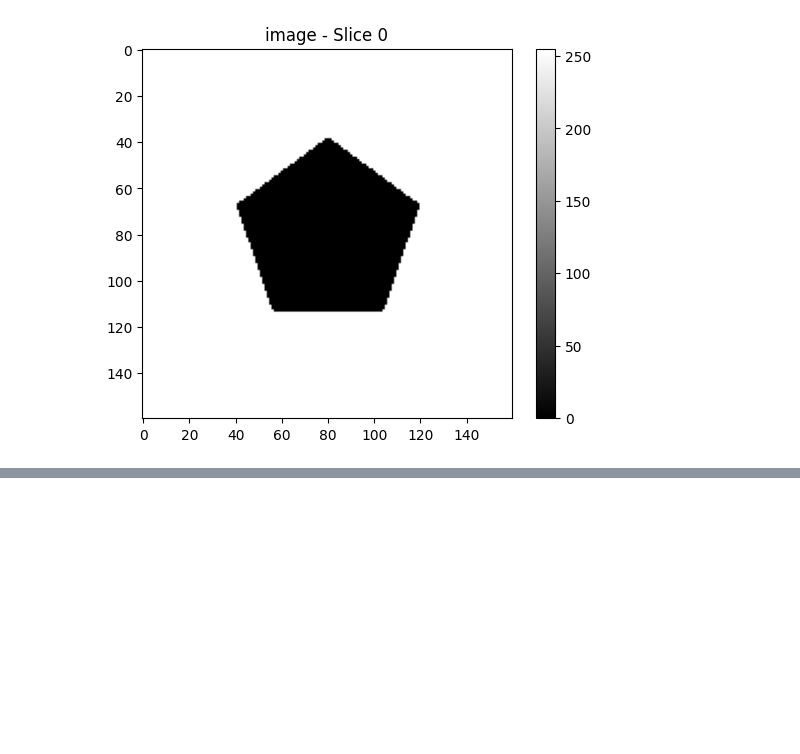
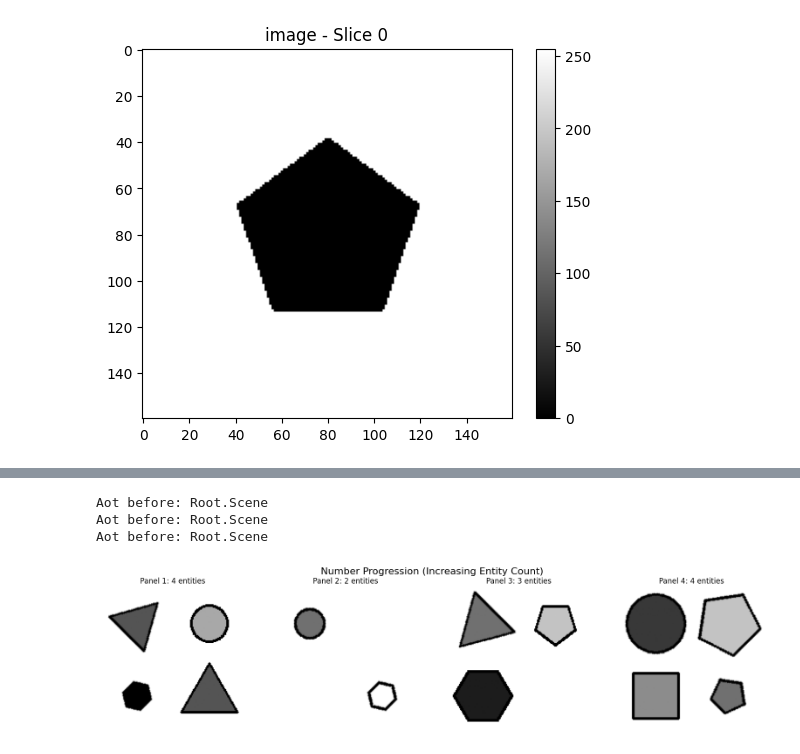
Before and after one commit to andylee024/raven-cvpr, a Jupyter notebook: notebooks/visualize_notebook.ipynb, the cells around one changed output, grey strips where cells are left out. Drawn from its saved outputs; the diff is of its cells as text; code cells hidden in the pictures; blank space fills up the shorter version.

```diff
--- a/notebooks/visualize_notebook.ipynb
+++ b/notebooks/visualize_notebook.ipynb
@@ -34,0 +601,66 @@ Available arrays in the file: ['image', 'target', 'predict', 'meta_matrix', 'met
+# %%
+import sys
+import os
+sys.path.append('/Users/andylee/Projects/raven-cvpr/src/dataset')
+
+from Attribute import Type
+from AoT import Root, Structure, Component, Layout, Entity
+from Rule import Rule_Wrapper
+from rendering import render_panel
+from build_tree import build_distribute_four  # Using distribute_four which supports multiple entities
+import matplotlib.pyplot as plt
+import copy
+
+def number_progression_demo():
+    # Create a base tree that supports multiple entities
+    base_tree = build_distribute_four()  # This supports up to 4 entities
+
+    # Sample it to get a properly initialized panel
+    panel1 = base_tree.sample()
+
+    # Make sure the initial panel starts with 1 entity
+    structure = panel1.children[0]
+    component = structure.children[0]
+    layout = component.children[0]
+
+    # Set to 1 entity (value_level 0 = 1 entity in the 0-based indexing)
+    layout.number.value_level = 0
+    layout.position.sample(1)  # Sample positions for 1 entity
+
+    # Make all entities have the same type for clarity
+    for entity in layout.children:
+        entity.type.value_level = 2  # Triangle
+
+    # Create a NUMBER progression rule
+    number_rule = Rule_Wrapper(name="Progression", attr="Number", param=[1], component_idx=0)
+
+    # Apply the rule multiple times to increase the number of entities
+    panel2 = number_rule.apply_rule(panel1)  # Should have 2 entities
+    panel3 = number_rule.apply_rule(panel2)  # Should have 3 entities
+    panel4 = number_rule.apply_rule(panel3)  # Should have 4 entities
+
+    # Visualize the progression
+    fig, axs = plt.subplots(1, 4, figsize=(16, 4))
+
+    panels = [panel1, panel2, panel3, panel4]
+    for i, panel in enumerate(panels):
+        # Render the panel
+        panel_img = render_panel(panel)
+        axs[i].imshow(panel_img, cmap='gray')
+        axs[i].axis('off')
+
+        # Count entities
+        num_entities = len(panel.children[0].children[0].children[0].children)
+        axs[i].set_title(f"Panel {i+1}: {num_entities} entities", fontsize=12)
+
+    plt.suptitle("Number Progression (Increasing Entity Count)", fontsize=16)
+    plt.tight_layout()
+    plt.show()
+
+# Run the example
+number_progression_demo()
+# %% [output]
+Aot before: Root.Scene
+Aot before: Root.Scene
+Aot before: Root.Scene
+[figure, added]
```
Also changed, not shown: parts of 13 cells of this notebook.
